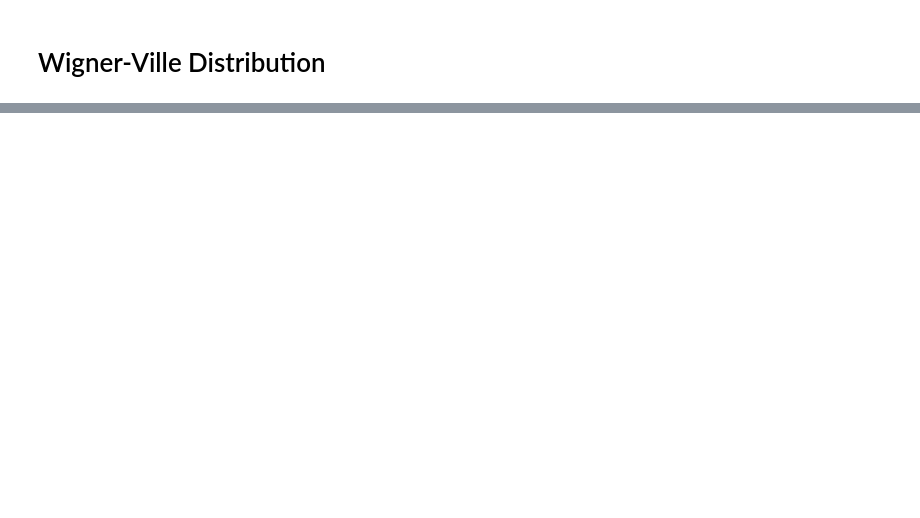
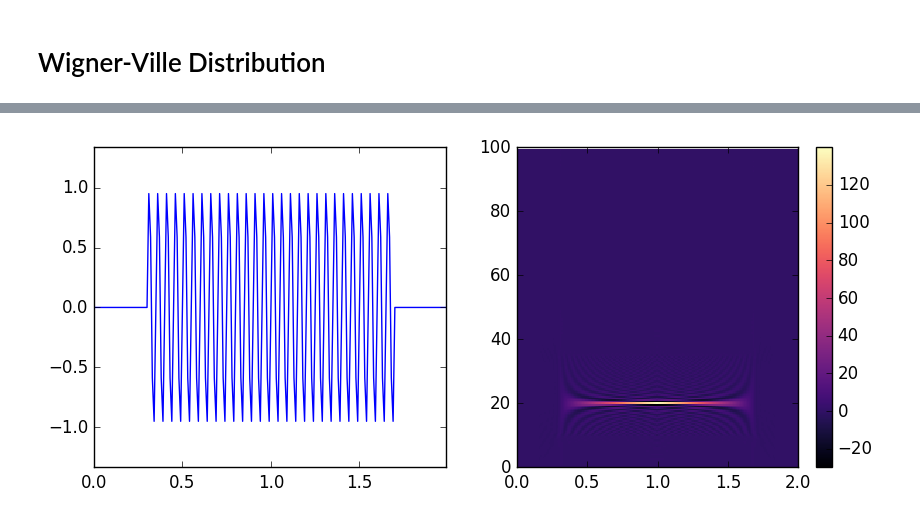
Before and after one commit to zzar43/MATH_600, a Jupyter notebook: WVD.ipynb, the cells around one changed output, grey strips where cells are left out. Cells and saved outputs as stored; diff of their text form; code cells hidden in the pictures; blank space fills up the shorter version.

```diff
--- a/WVD.ipynb
+++ b/WVD.ipynb
@@ -346,0 +83,7 @@ Maybe the signal was caused some interferences and oscillations with some bounda
+# %%
+x = sin(2*pi*20*t);
+x[1:30] = 0; x[171:end] = 0;
+W = WVD_da(x);
+plot_signal_tfr(t, fre, x, W);
+# %% [output]
+[figure, added]
```
Also changed, not shown: parts of 52 cells of this notebook, 1 other file.
